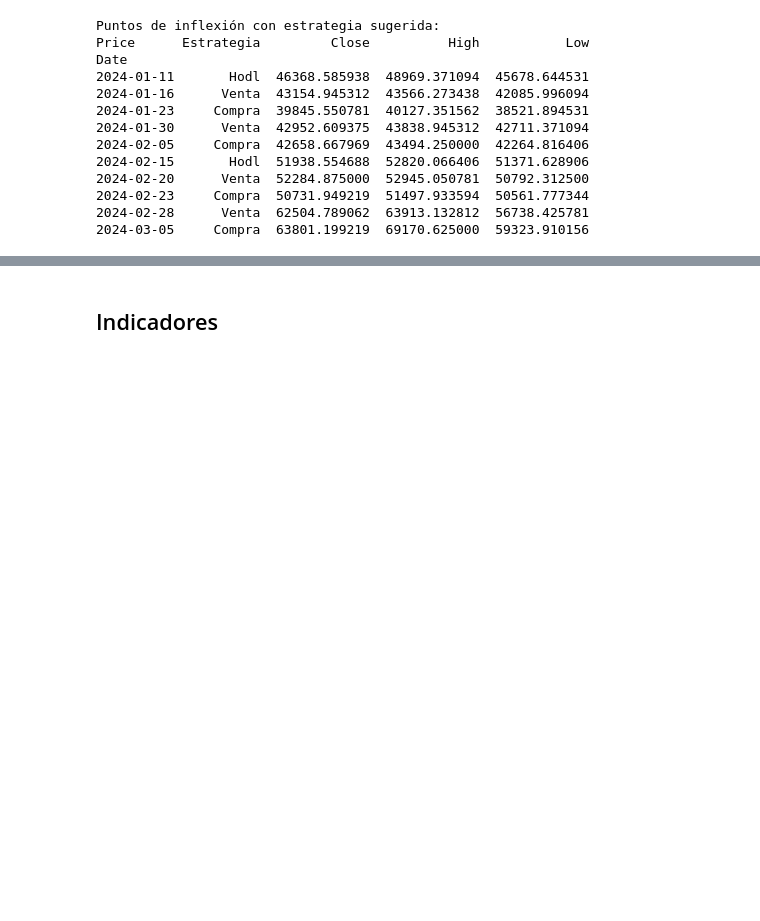
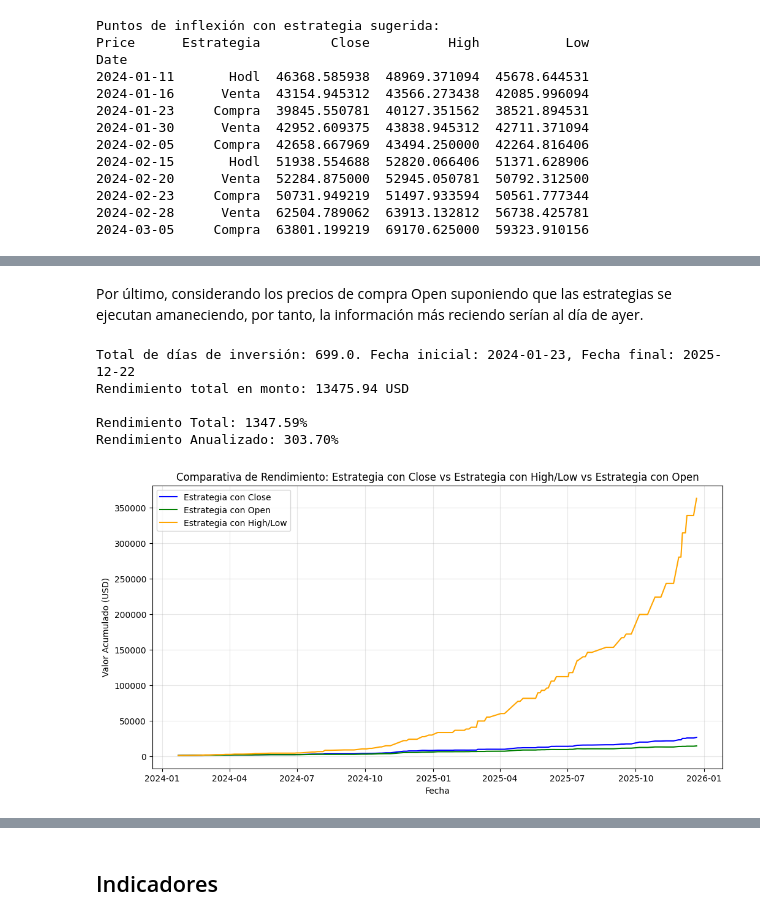
Before and after one commit to julesaccm/Apex-project, a Jupyter notebook: notebooks/EDA_BTC.ipynb, the cells around one changed output, grey strips where cells are left out. Drawn from its saved outputs; the diff is of its cells as text; code cells hidden in the pictures; blank space fills up the shorter version.

Commit message:
Conclusion del EDA sobre rendimientos

```diff
--- a/notebooks/EDA_BTC.ipynb
+++ b/notebooks/EDA_BTC.ipynb
@@ -226,0 +296,57 @@ rendimientos[['Estrategia','Close','High','Low','Rendimiento']].query("Estrategi
+# %% [markdown]
+Por último, considerando los precios de compra Open suponiendo que las estrategias se ejecutan amaneciendo, por tanto, la información más reciendo serían al día de ayer.
+# %%
+# Analisis del rendimiento generado entre compras y ventas
+rendimientos_o = puntos_inflexion[
+    puntos_inflexion['Estrategia'] != 'Hodl'][
+        ['High','Low','Open','Estrategia','Dias_Entre']
+        ]  # Nos quedamos solo con los puntos de compra/venta
+
+# Elimino el primer registro si es una venta (ya que no tenemos un precio de compra previo para calcular el rendimiento)
+if rendimientos_o.iloc[0]['Estrategia'] == 'Venta':
+    rendimientos_o = rendimientos_o.iloc[1:]
+
+# Recalculo los dias entre
+rendimientos_o['Dias_Entre'] = rendimientos_o.index.to_series().diff().dt.days
+
+# Si la estrategia es venta, se calcula el rendimiento, sino es cero
+rendimientos_o["rate_return"] = np.where(
+    rendimientos_o['Estrategia'] == 'Venta',
+    rendimientos_o['Open'] / rendimientos_o['Open'].shift(1) - 1,
+    0
+)
+
+# Como escenario base, asumo inversion inicial de 1000 USD y calculo el valor acumulado de la inversioon a lo largo del tiempo
+rendimientos_o['Valor_Acumulado'] = (1 + rendimientos_o['rate_return']).cumprod() * 1000
+
+# Mostramos los resultados de los rendimientos
+# Total de dias de inversion, rendimiento total, rendimiento anualizado, etc.
+total_dias = rendimientos_o['Dias_Entre'].sum()
+ganancia_total_o = rendimientos_o['Valor_Acumulado'].iloc[-1] - 1000
+rendimiento_total_o = rendimientos_o['Valor_Acumulado'].iloc[-1] / 1000 - 1
+rendimiento_anualizado_o = (1 + rendimiento_total_o) ** (365 / total_dias) - 1
+
+print(f"\nTotal de días de inversión: {total_dias}. Fecha inicial: {rendimientos_o.index[0].date()}, Fecha final: {rendimientos_o.index[-1].date()}")
+print(f"Rendimiento total en monto: {ganancia_total_o:.2f} USD")
+print(f"\nRendimiento Total: {rendimiento_total_o:.2%}")
+print(f"Rendimiento Anualizado: {rendimiento_anualizado_o:.2%}")
+# %% [output]
+Total de días de inversión: 699.0. Fecha inicial: 2024-01-23, Fecha final: 2025-12-22
+Rendimiento total en monto: 13475.94 USD
+
+Rendimiento Total: 1347.59%
+Rendimiento Anualizado: 303.70%
+# %%
+# Comparativa del rendimiento con precios High, Close y Open
+plt.figure(figsize=(12, 6))
+plt.plot(rendimientos_c.index, rendimientos_c['Valor_Acumulado'], label='Estrategia con Close', color='blue')
+plt.plot(rendimientos_o.index, rendimientos_o['Valor_Acumulado'], label='Estrategia con Open', color='green')
+plt.plot(rendimientos.index, rendimientos['Valor_Acumulado'], label='Estrategia con High/Low', color='orange')
+plt.title('Comparativa de Rendimiento: Estrategia con Close vs Estrategia con High/Low vs Estrategia con Open')
+plt.xlabel('Fecha')
+plt.ylabel('Valor Acumulado (USD)')
+plt.legend()
+plt.grid(True, alpha=0.3)
+plt.show()
+# %% [output]
+[figure, added]
```
Also changed, not shown: parts of 8 cells of this notebook.
